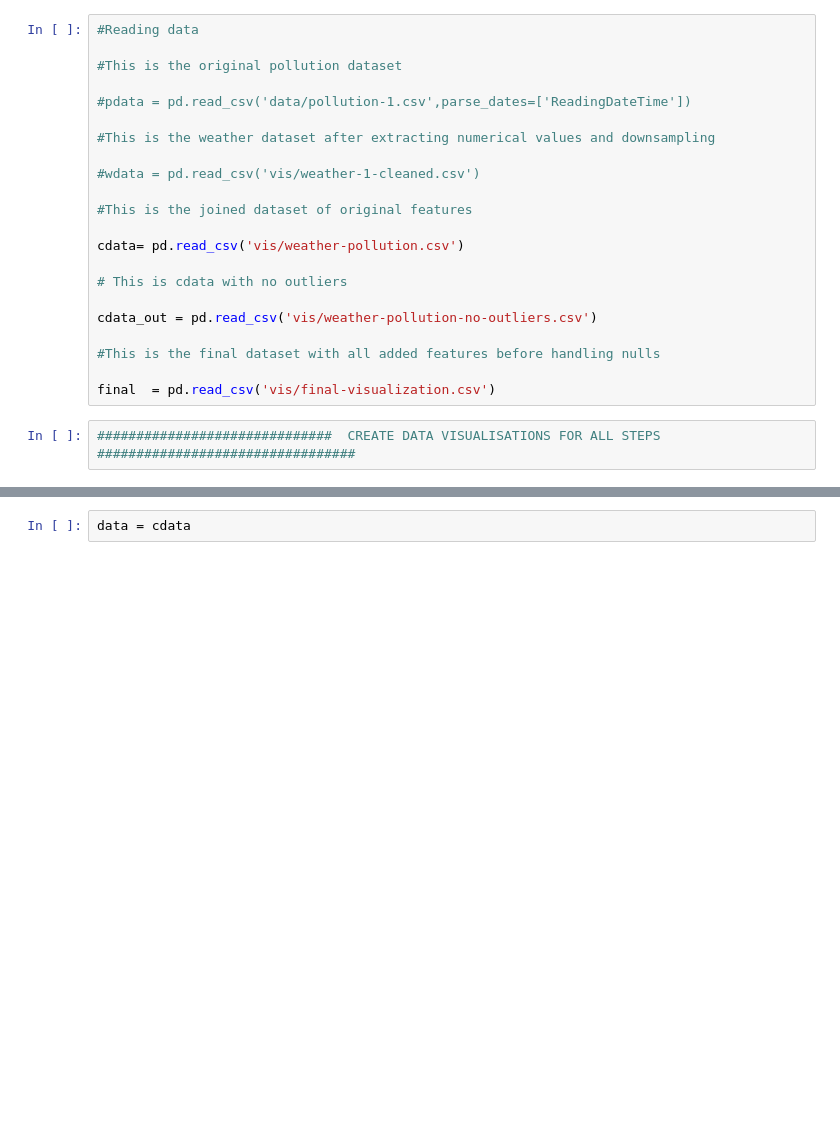
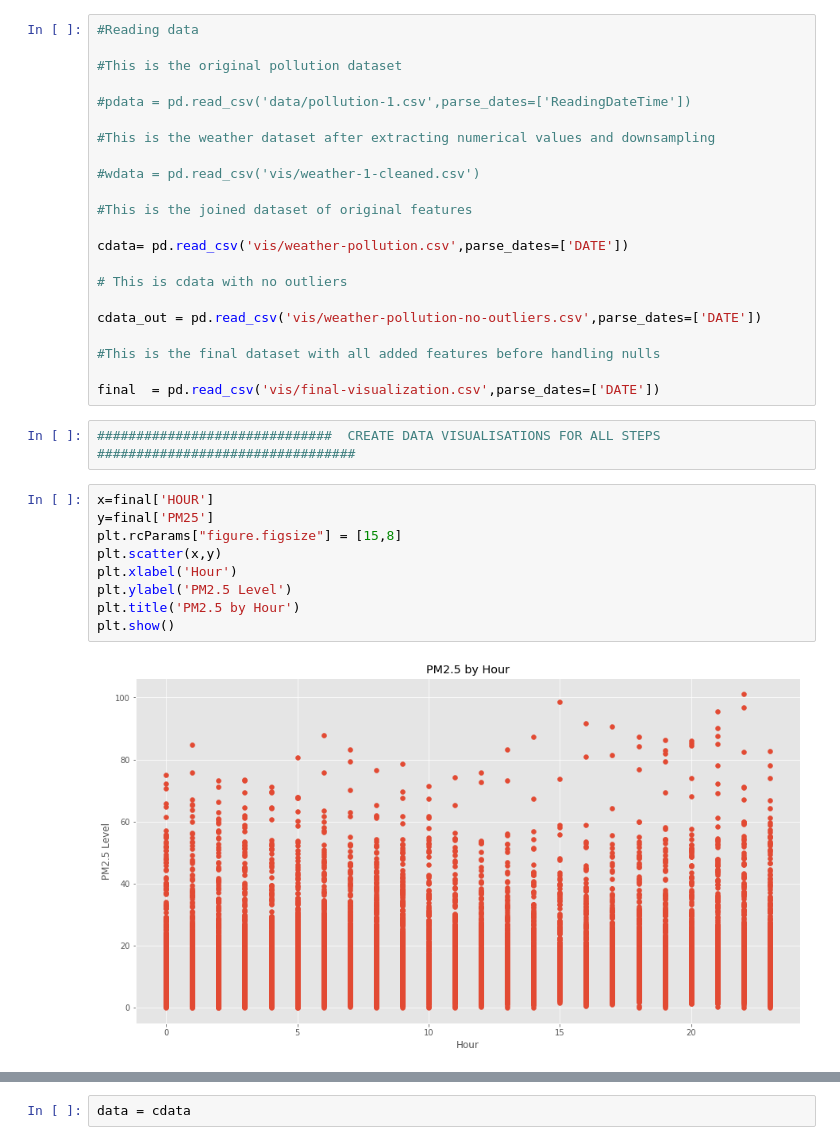
Before and after one commit to jmejco/data-analytics-cw, a Jupyter notebook: data/data-visualization.ipynb, the cells around one changed output, grey strips where cells are left out. Cells and saved outputs as stored; diff of their text form; blank space fills up the shorter version.

```diff
--- a/data/data-visualization.ipynb
+++ b/data/data-visualization.ipynb
@@ -20,14 +20,25 @@ plt.rcParams["figure.figsize"] = [16,9]
 
 #This is the joined dataset of original features
 
-cdata= pd.read_csv('vis/weather-pollution.csv')
+cdata= pd.read_csv('vis/weather-pollution.csv',parse_dates=['DATE'])
 
 # This is cdata with no outliers
 
-cdata_out = pd.read_csv('vis/weather-pollution-no-outliers.csv')
+cdata_out = pd.read_csv('vis/weather-pollution-no-outliers.csv',parse_dates=['DATE'])
 
 #This is the final dataset with all added features before handling nulls
 
-final  = pd.read_csv('vis/final-visualization.csv')
+final  = pd.read_csv('vis/final-visualization.csv',parse_dates=['DATE'])
 # %%
 ##############################  CREATE DATA VISUALISATIONS FOR ALL STEPS #################################
+# %%
+x=final['HOUR']
+y=final['PM25']
+plt.rcParams["figure.figsize"] = [15,8]
+plt.scatter(x,y)
+plt.xlabel('Hour')
+plt.ylabel('PM2.5 Level')
+plt.title('PM2.5 by Hour')
+plt.show()
+# %% [output]
+[figure, added]
```
Also changed, not shown: parts of 9 cells of this notebook, 1 other file.
